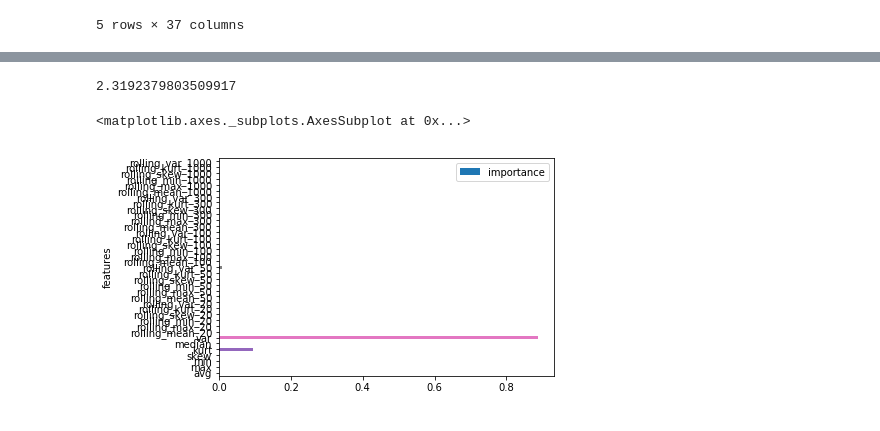
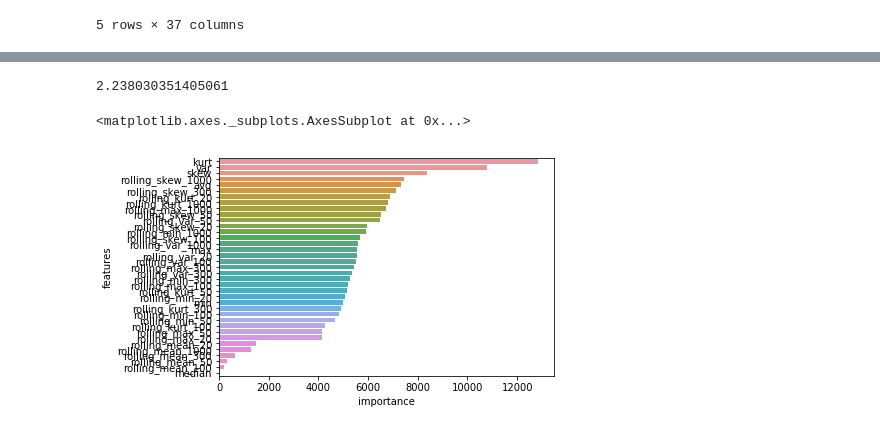
Before and after one commit to rszymani/kaggle-LANL-Earthquake-Prediction, a Jupyter notebook: StarterCodeTree.ipynb, the cells around one changed output, grey strips where cells are left out. Saved outputs shown, nothing was run; the diff lists cells and outputs as text; code cells hidden in the pictures.

```diff
--- a/StarterCodeTree.ipynb
+++ b/StarterCodeTree.ipynb
@@ -93,3 +94,16 @@ tree_clf = DecisionTreeRegressor(max_depth=3)
+# %%
+params = {
+    'boosting_type': 'gbdt',
+    'objective': 'regression',
+    'metric': {'l2', 'l1'},
+    'num_leaves': 50,
+    'learning_rate': 0.001,
+    'feature_fraction': 0.9,
+    'bagging_fraction': 0.85,
+    'bagging_freq': 5,
+    'verbose': 1,
+    'metric':'mae'
+}
 # %%
 features_importance = pd.DataFrame({"features":train_X.columns,
                                     "importance":np.zeros(train_X.columns.shape[0])})
@@ -99,12 +113,19 @@ for train_idx,val_idx in folds.split(train_X,train_y):
     X_train,y_train = train_X.iloc[train_idx],train_y.iloc[train_idx]
     X_val,y_val = train_X.iloc[val_idx],train_y.iloc[val_idx]
 
-    tree_clf.fit(X_train,y_train)
+    lgb_train = lgb.Dataset(X_train, y_train)
+    lgb_eval = lgb.Dataset(X_val,y_val, reference=lgb_train)
+#     model = lgb.LGBMRegressor(**params, n_estimators = 20000, n_jobs = -1)
+    model = lgb.LGBMRegressor(**params, n_estimators = 20000, n_jobs = -1)
+    model.fit(X_train,y_train,
+              eval_set=[(X_train,y_train),(X_val,y_val)],
+              verbose=1000,
+              early_stopping_rounds=1000)
 
-    oof[val_idx] = tree_clf.predict(X_val)
+    oof[val_idx] = model.predict(X_val)
 
-    features_importance["importance"] += tree_clf.feature_importances_
-    predictions["time_to_failure"] += tree_clf.predict(test_df)
+    features_importance["importance"] += model.feature_importances_
+    predictions["time_to_failure"] += model.predict(test_df, num_iteration=model.best_iteration_)
 
-    print("MAE_val = {}".format(mean_absolute_error(y_val,oof[val_idx])))
+#     print("MAE_val = {}".format(mean_absolute_error(y_val,oof[val_idx])))
 # %% [output]
@@ -116,12 +149,12 @@ MAE_val = 2.362715357743458
 # %%
 mean_absolute_error(train_y,oof)
 # %% [output]
-2.3192379803509917
+2.238030351405061
 # %%
 features_importance["importance"] = features_importance["importance"]/5
 predictions["time_to_failure"] = predictions["time_to_failure"]/5
-features_importance.plot(kind='barh',x="features",y="importance")
+sns.barplot(x="importance", y="features", data=features_importance.sort_values(by="importance",ascending=False))
 # %% [output]
 <matplotlib.axes._subplots.AxesSubplot at 0x...>
-[figure, old version]
+[figure, new version]
 # %%
```
Also changed, not shown: parts of 5 cells of this notebook.
